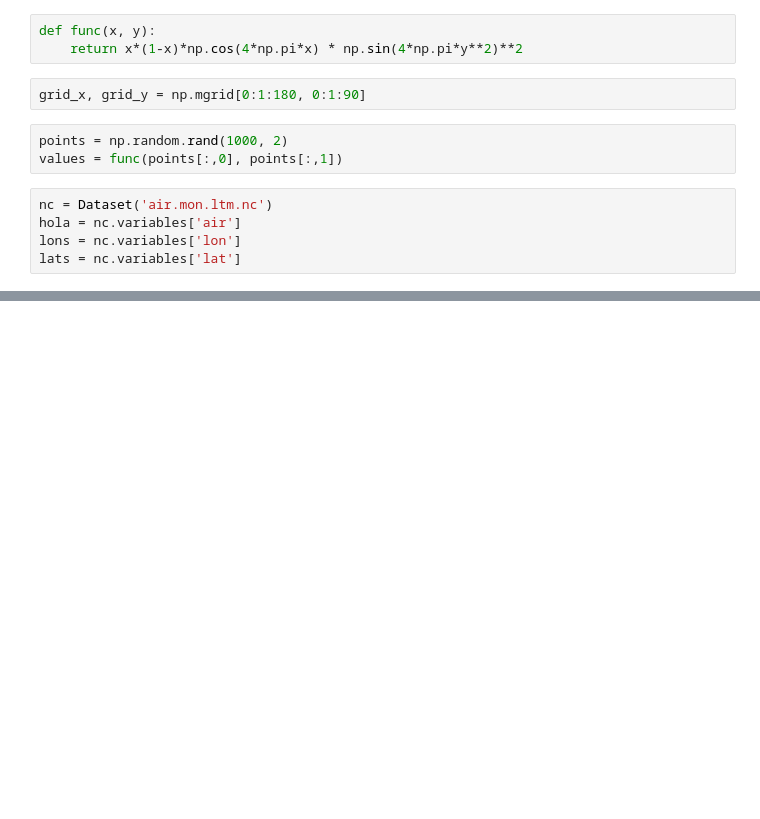
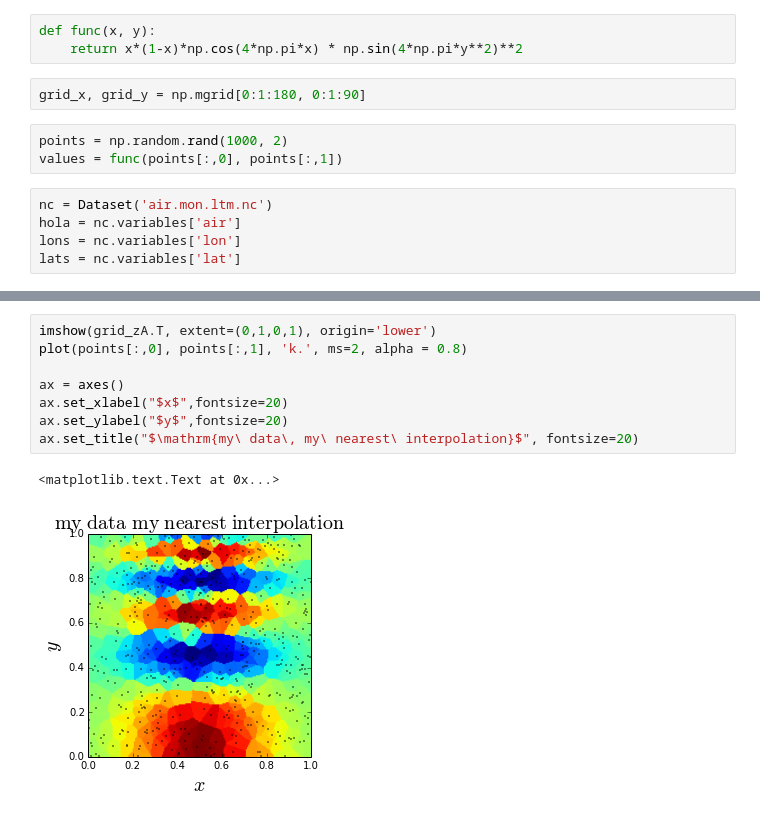
Before and after one commit to alvise30/CM20151_HW4_ElkinAlvis, a Jupyter notebook: P2/prueba_interpolacion(Una_vez_mas).ipynb, the cells around one changed output, grey strips where cells are left out. Drawn from its saved outputs; the diff is of its cells as text; blank space fills up the shorter version.

```diff
--- a/P2/prueba_interpolacion(Una_vez_mas).ipynb
+++ b/P2/prueba_interpolacion(Una_vez_mas).ipynb
@@ -38,0 +61,11 @@ plt.show()
+# %%
+imshow(grid_zA.T, extent=(0,1,0,1), origin='lower')
+plot(points[:,0], points[:,1], 'k.', ms=2, alpha = 0.8)
+
+ax = axes()
+ax.set_xlabel("$x$",fontsize=20)
+ax.set_ylabel("$y$",fontsize=20)
+ax.set_title("$\mathrm{my\ data\, my\ nearest\ interpolation}$", fontsize=20)
+# %% [output]
+<matplotlib.text.Text at 0x...>
+[figure, added]
```
Also changed, not shown: parts of 8 cells of this notebook, 1 other file.
